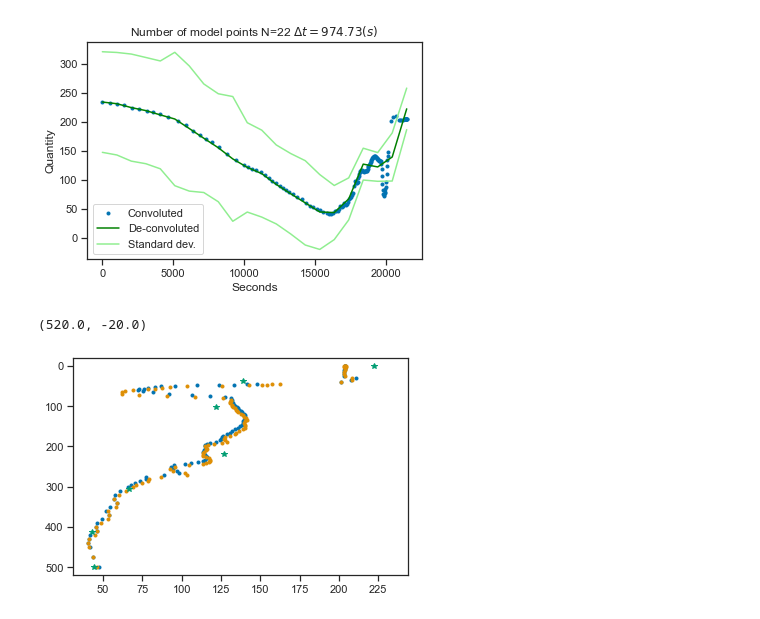
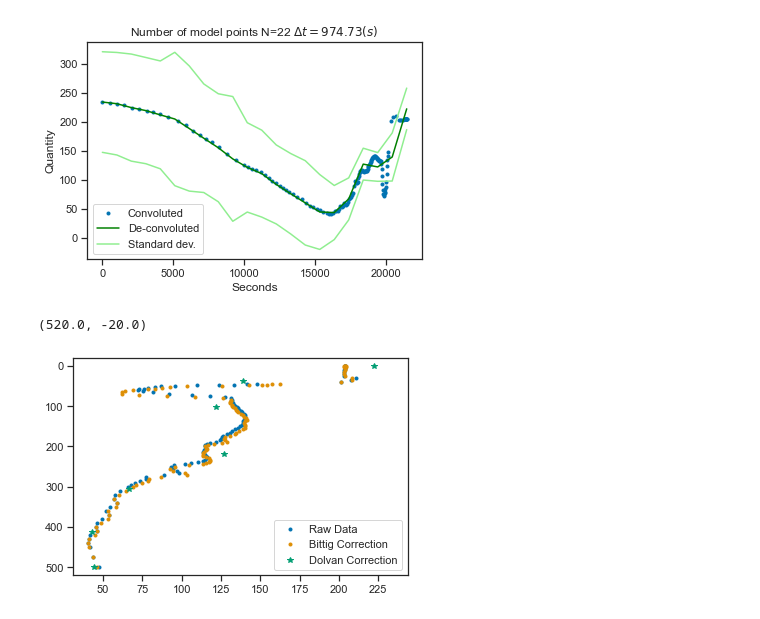
Before and after one commit to cgrdn/admt-doxy-correction, a Jupyter notebook: notebooks/dolvan-deconv-argo-test/dolvan-deconv-argo-test.ipynb, the cells around one changed output. Saved outputs shown, nothing was run; the diff lists cells and outputs as text; code cells hidden in the pictures.

Commit message:
add legend

```diff
--- a/notebooks/dolvan-deconv-argo-test/dolvan-deconv-argo-test.ipynb
+++ b/notebooks/dolvan-deconv-argo-test/dolvan-deconv-argo-test.ipynb
@@ -79,9 +79,10 @@ Number of model points=76 fit residual norm 4339.35 norm of solution second diff
 # %%
 fig, axes = plt.subplots()
 axes.plot(obs, pres, '.', label='Raw Data')
 axes.plot(bittig_corr, pres, '.', label='Bittig Correction')
 axes.plot(u_a_est, p_model, '*', label='Dolvan Correction')
+axes.legend()
 axes.set_ylim((520,-20))
 # %% [output]
 (520.0, -20.0)
-[figure, old version]
+[figure, new version]
```
